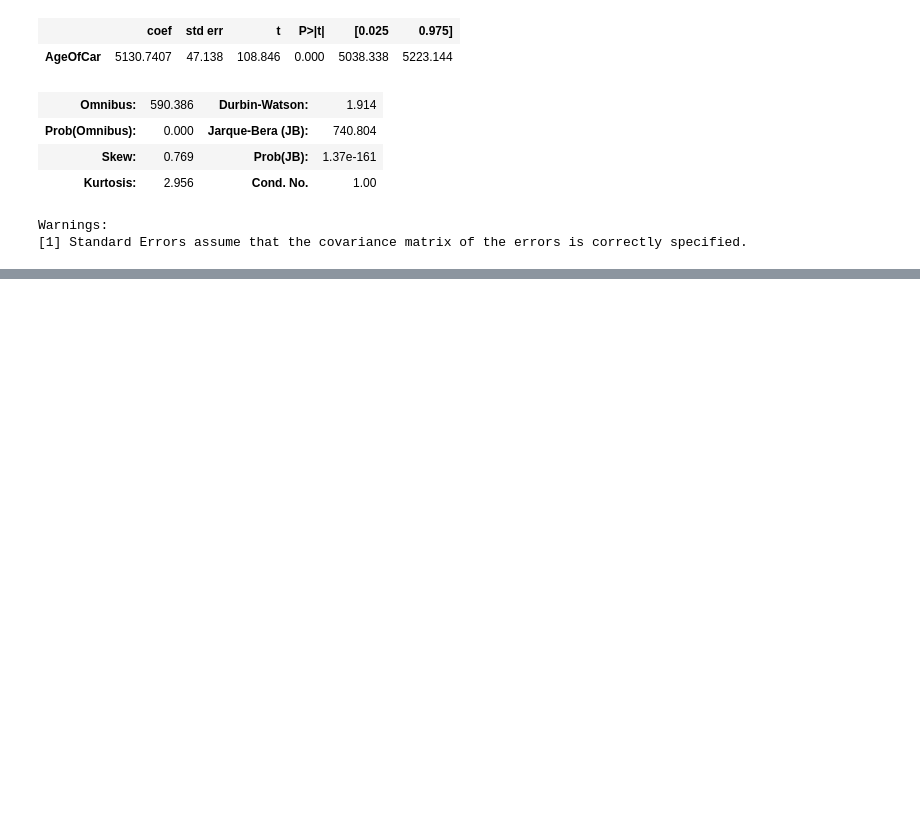
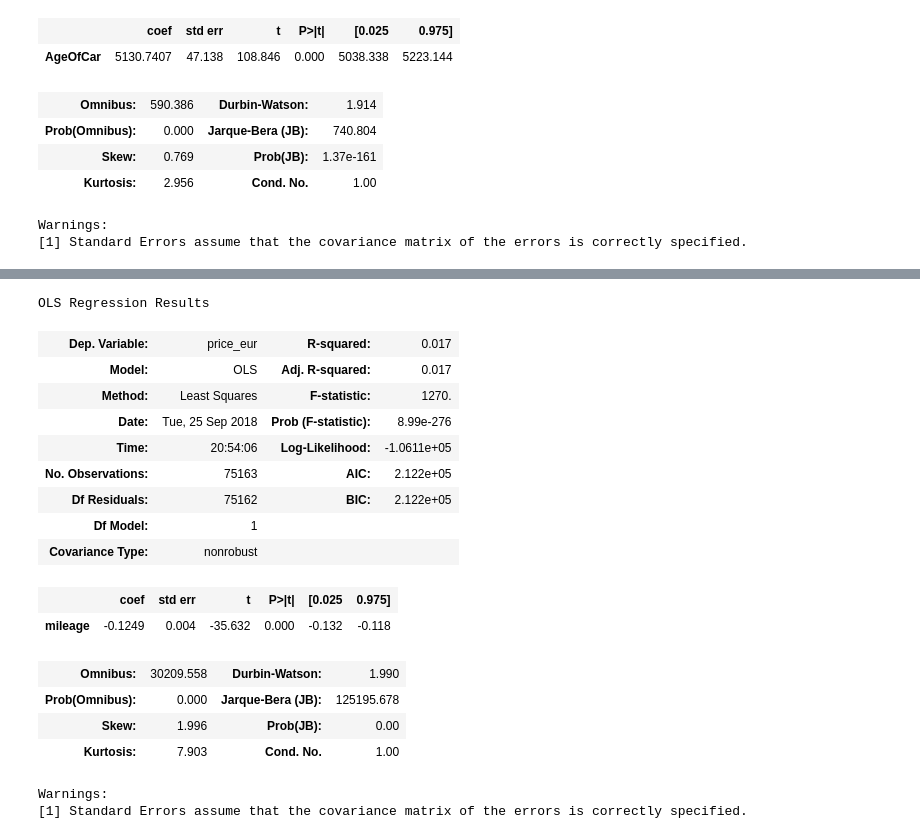
Before and after one commit to Supreethamg/CMPE257_ML, a Jupyter notebook: Linear Regression/cars_analysis_assignment_3.ipynb, the cells around one changed output, grey strips where cells are left out. Saved outputs shown, nothing was run; the diff lists cells and outputs as text; code cells hidden in the pictures; blank space fills up the shorter version.

```diff
--- a/Linear Regression/cars_analysis_assignment_3.ipynb
+++ b/Linear Regression/cars_analysis_assignment_3.ipynb
@@ -473,0 +542,30 @@ Warnings:
+# %%
+lm  = LinearRegression()
+X = scaled_df[['mileage']]
+Y = scaled_df['price_eur']
+X_train, X_test, Y_train, Y_test  = train_test_split(X, Y , test_size = 0.3)
+lm.fit(X_train, Y_train)
+Y_pred = lm.predict(X_test)
+
+model = sm.OLS(Y_train, X_train)
+result = model.fit()
+result.summary()
+# %% [output]
+OLS Regression Results
+| Dep. Variable: | price_eur | R-squared: | 0.017 |
+| Model: | OLS | Adj. R-squared: | 0.017 |
+| Method: | Least Squares | F-statistic: | 1270. |
+| Date: | Tue, 25 Sep 2018 | Prob (F-statistic): | 8.99e-276 |
+| Time: | 20:54:06 | Log-Likelihood: | -1.0611e+05 |
+| No. Observations: | 75163 | AIC: | 2.122e+05 |
+| Df Residuals: | 75162 | BIC: | 2.122e+05 |
+| Df Model: | 1 |  |  |
+| Covariance Type: | nonrobust |  |  |
+|  | coef | std err | t | P>|t| | [0.025 | 0.975] |
+| mileage | -0.1249 | 0.004 | -35.632 | 0.000 | -0.132 | -0.118 |
+| Omnibus: | 30209.558 | Durbin-Watson: | 1.990 |
+| Prob(Omnibus): | 0.000 | Jarque-Bera (JB): | 125195.678 |
+| Skew: | 1.996 | Prob(JB): | 0.00 |
+| Kurtosis: | 7.903 | Cond. No. | 1.00 |
+Warnings:
+[1] Standard Errors assume that the covariance matrix of the errors is correctly specified.
```
Also changed, not shown: parts of 6 cells of this notebook, 1 other file.
